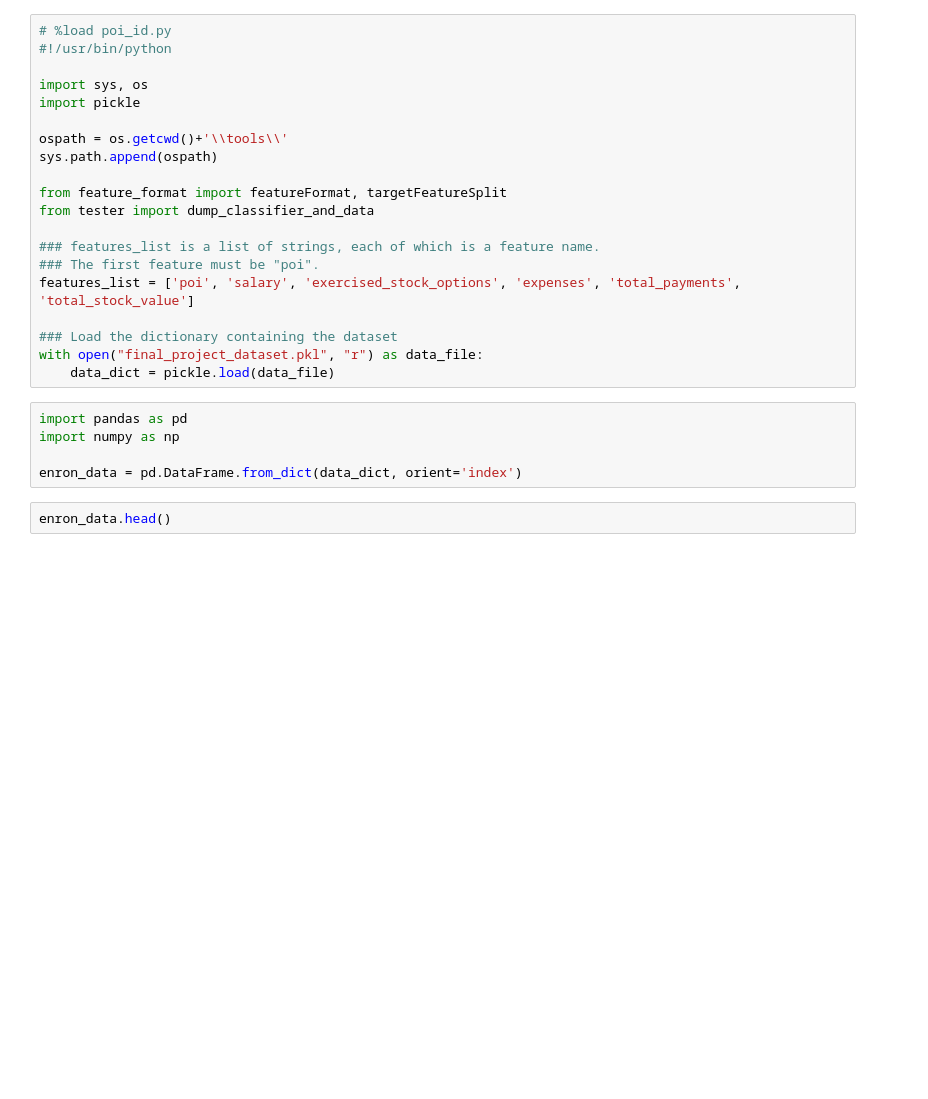
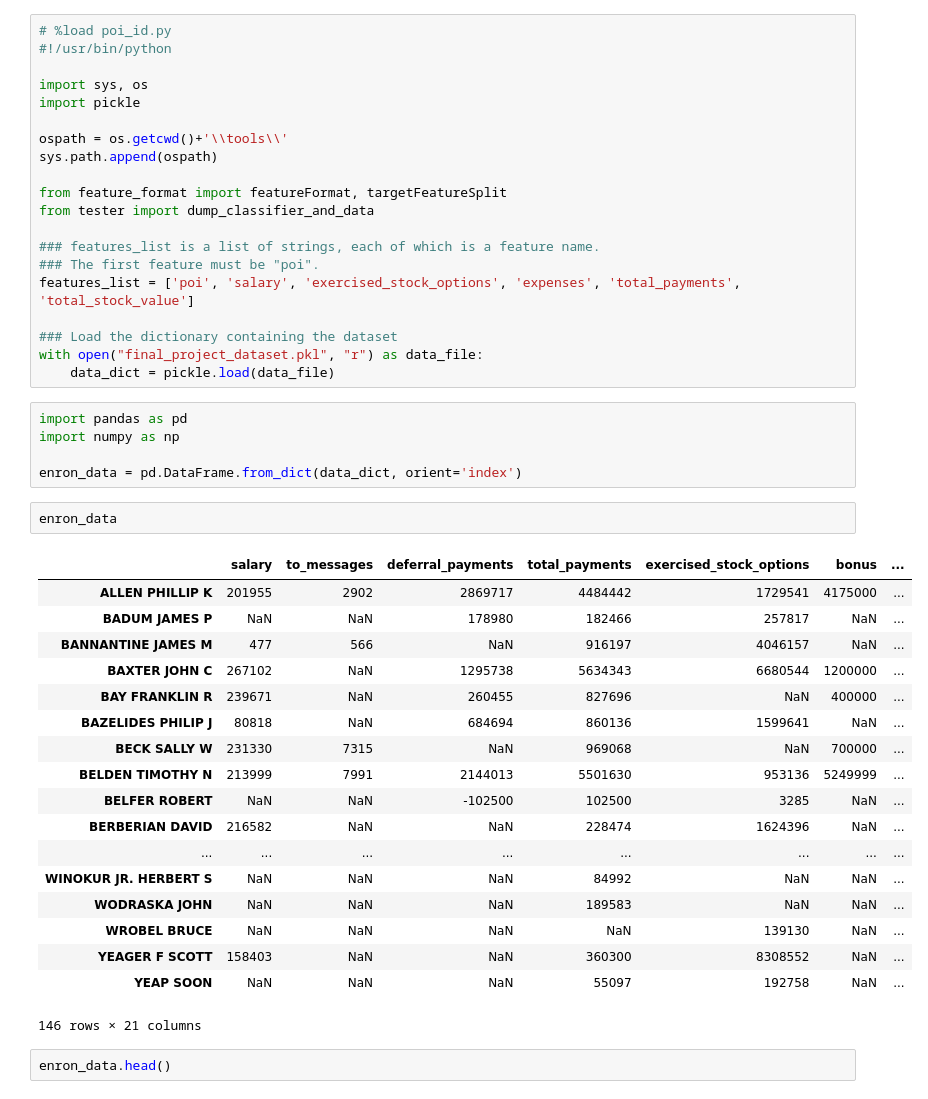
Before and after one commit to jubins/DAND-Nanodegree, a Jupyter notebook: dandp7-ML-Identify-Fraud-From-Enron-Emails/MachineLearningProject_JubinSoni.ipynb, the cells around one changed output. Saved outputs shown, nothing was run; the diff lists cells and outputs as text; blank space fills up the shorter version.

```diff
--- a/dandp7-ML-Identify-Fraud-From-Enron-Emails/MachineLearningProject_JubinSoni.ipynb
+++ b/dandp7-ML-Identify-Fraud-From-Enron-Emails/MachineLearningProject_JubinSoni.ipynb
@@ -41,6 +41,27 @@ import pandas as pd
 import numpy as np
 
 enron_data = pd.DataFrame.from_dict(data_dict, orient='index')
+# %%
+enron_data
+# %% [output]
+|  | salary | to_messages | deferral_payments | total_payments | exercised_stock_options | bonus | ... |
+| ALLEN PHILLIP K | 201955 | 2902 | 2869717 | 4484442 | 1729541 | 4175000 | ... |
+| BADUM JAMES P | NaN | NaN | 178980 | 182466 | 257817 | NaN | ... |
+| BANNANTINE JAMES M | 477 | 566 | NaN | 916197 | 4046157 | NaN | ... |
+| BAXTER JOHN C | 267102 | NaN | 1295738 | 5634343 | 6680544 | 1200000 | ... |
+| BAY FRANKLIN R | 239671 | NaN | 260455 | 827696 | NaN | 400000 | ... |
+| BAZELIDES PHILIP J | 80818 | NaN | 684694 | 860136 | 1599641 | NaN | ... |
+| BECK SALLY W | 231330 | 7315 | NaN | 969068 | NaN | 700000 | ... |
+| BELDEN TIMOTHY N | 213999 | 7991 | 2144013 | 5501630 | 953136 | 5249999 | ... |
+| BELFER ROBERT | NaN | NaN | -102500 | 102500 | 3285 | NaN | ... |
+| BERBERIAN DAVID | 216582 | NaN | NaN | 228474 | 1624396 | NaN | ... |
+| ... | ... | ... | ... | ... | ... | ... | ... |
+| WINOKUR JR. HERBERT S | NaN | NaN | NaN | 84992 | NaN | NaN | ... |
+| WODRASKA JOHN | NaN | NaN | NaN | 189583 | NaN | NaN | ... |
+| WROBEL BRUCE | NaN | NaN | NaN | NaN | 139130 | NaN | ... |
+| YEAGER F SCOTT | 158403 | NaN | NaN | 360300 | 8308552 | NaN | ... |
+| YEAP SOON | NaN | NaN | NaN | 55097 | 192758 | NaN | ... |
+146 rows × 21 columns
 # %%
 enron_data.head()
 # %% [output]
```
Also changed, not shown: parts of 3 cells of this notebook, 2 other files.
